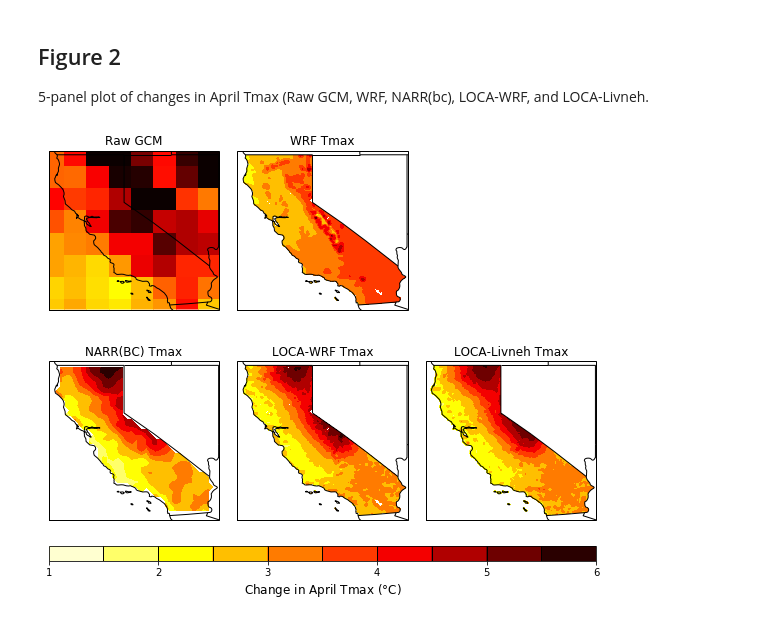
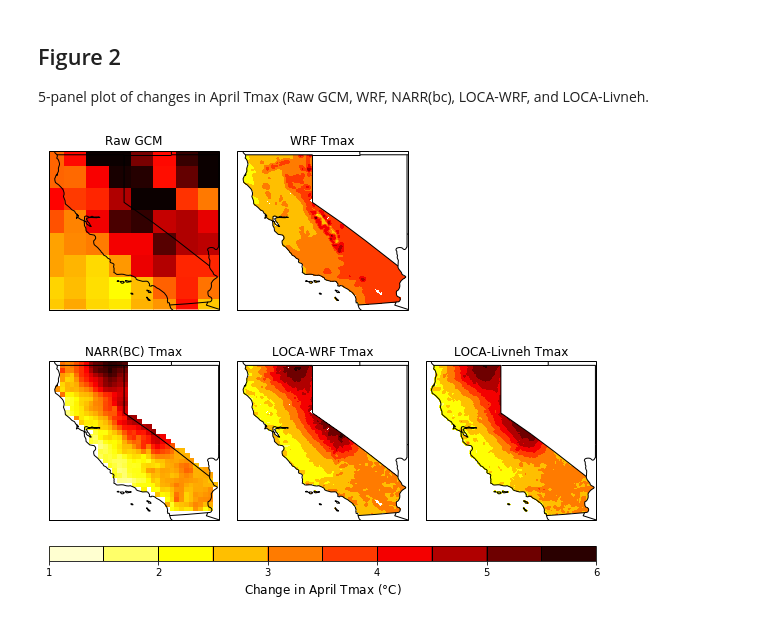
Before and after one commit to neil-berg/doe-downscaling, a Jupyter notebook: paper-figures.ipynb, the cells around one changed output. Saved outputs shown, nothing was run; the diff lists cells and outputs as text; code cells hidden in the pictures.

Commit message:
with figure 3

```diff
--- a/paper-figures.ipynb
+++ b/paper-figures.ipynb
@@ -252,7 +252,7 @@ ax4.set_title('NARR(BC) Tmax', fontsize=12)
 ax4.add_feature(states_provinces, edgecolor='black')
 ax4.add_feature(cfeature.BORDERS)
 ax4.set_extent([235.25,246,32.25,42.25])
-plot4 = ax4.contourf(narr_lon, narr_lat, narr_change_tmax, plot_ticks, transform=ccrs.PlateCarree(), cmap='hot_r')
+plot4 = ax4.pcolormesh(narr_lon, narr_lat, narr_change_tmax, transform=ccrs.PlateCarree(), cmap='hot_r', vmin=1, vmax=6)
 
 # LOCA-WRF
 ax5 = fig.add_subplot(2, 3, 5, projection=ccrs.PlateCarree())
@@ -263,31 +263,31 @@ ax5.add_feature(cfeature.BORDERS)
 ax5.set_extent([235.25,246,32.25,42.25])
 plot5 = ax5.contourf(same_lon, same_lat, loca_wrf_change_tmax, plot_ticks, transform=ccrs.PlateCarree(), cmap='hot_r')
 
 # LOCA-Livneh
 ax6 = fig.add_subplot(2, 3, 6, projection=ccrs.PlateCarree())
 ax6.coastlines('50m')
 ax6.set_title('LOCA-Livneh Tmax', fontsize=12)
 ax6.add_feature(states_provinces, edgecolor='black')
 ax6.add_feature(cfeature.BORDERS)
 ax6.set_extent([235.25,246,32.25,42.25])
 plot6 = ax6.contourf(same_lon, same_lat, loca_livneh_change_tmax, plot_ticks, transform=ccrs.PlateCarree(), cmap='hot_r')
 
 fig.tight_layout()
 
 # Obtain axes coordinates for each subplot for colorbar positioning
 ax1_pos = ax1.get_position() # details on ax1_pos.x0, .y0, .x1, .y1, .height .width
 ax2_pos = ax2.get_position()
 # ax3_pos = ax3.get_position()
 ax4_pos = ax4.get_position()
 ax5_pos = ax5.get_position()
 ax6_pos = ax6.get_position()
 
 # Colorbar for all panels
 cbar_height = 0.035
 cbar_ax = fig.add_axes([ax4_pos.x0, ax4_pos.y0-.05, ax6_pos.x1-ax4_pos.x0, cbar_height]) # bottom left corner x,y, and width, height
 cbar = plt.colorbar(plot2, cax=cbar_ax, orientation='horizontal', drawedges=True)
 cbar.dividers.set_edgecolor('black')
 cbar.dividers.set_linewidth(1)
 cbar.set_label('Change in April Tmax '+'('+r'$\degree$'+'C)', fontsize=12)
 # %% [output]
-[figure, old version]
+[figure, new version]
```
Also changed, not shown: parts of 2 cells of this notebook.
